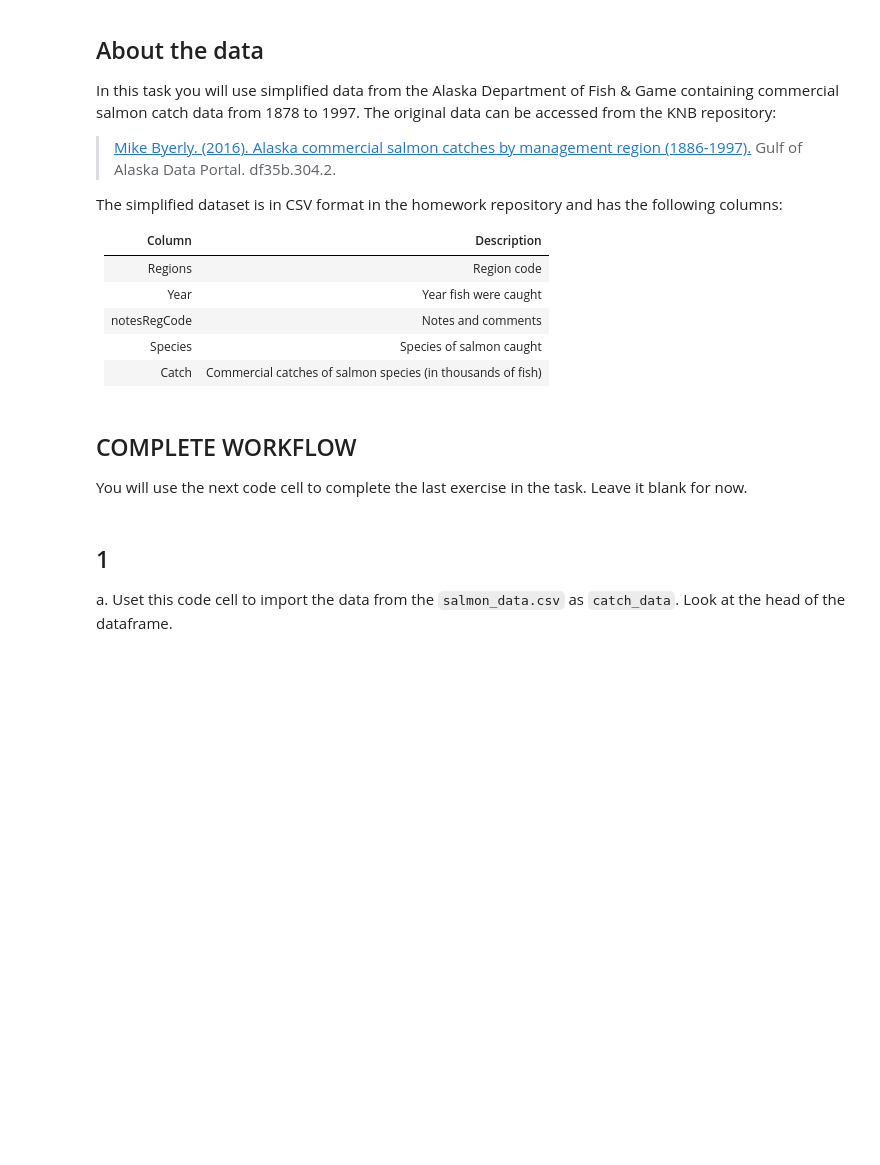
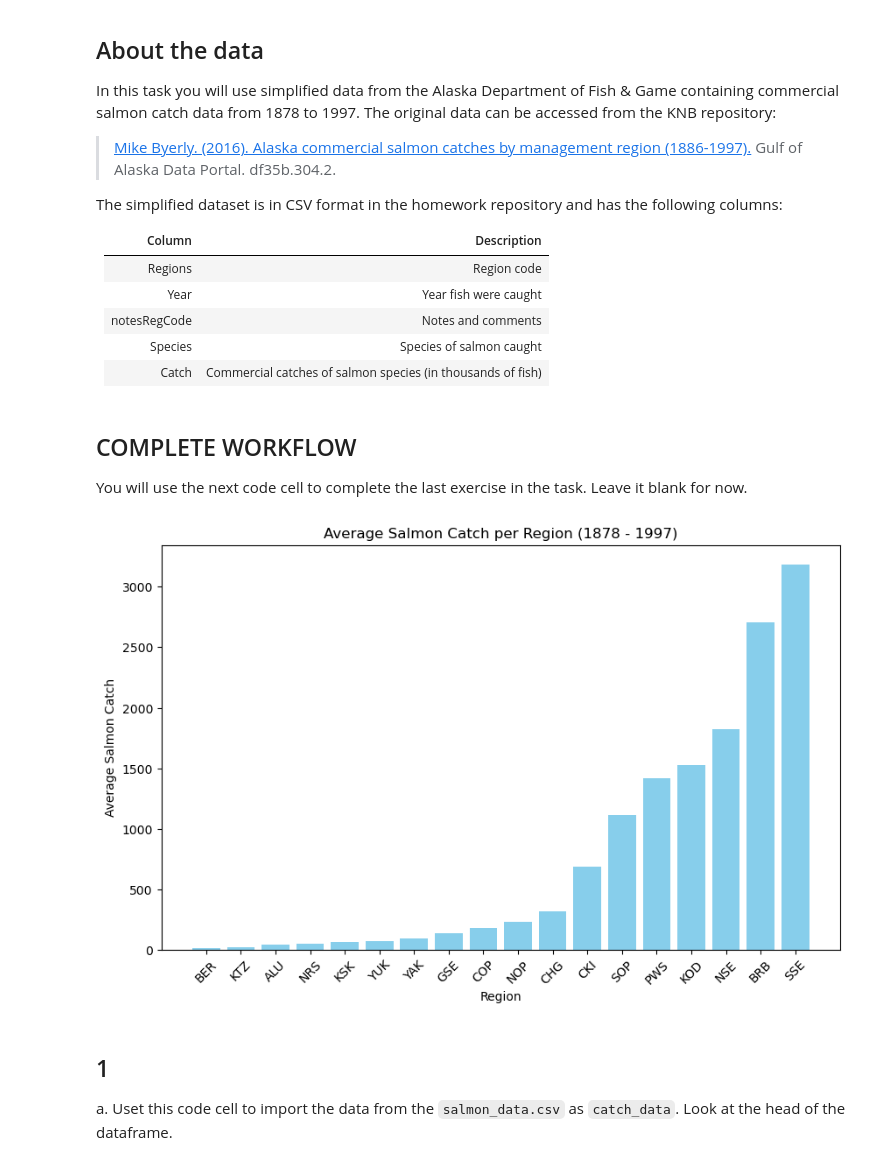
Before and after one commit to llumj/eds220-hwk2, a Jupyter notebook: hwk2-task2-salmon-Mull.ipynb, the cells around one changed output. Saved outputs shown, nothing was run; the diff lists cells and outputs as text; code cells hidden in the pictures; blank space fills up the shorter version.

```diff
--- a/hwk2-task2-salmon-Mull.ipynb
+++ b/hwk2-task2-salmon-Mull.ipynb
@@ -57,3 +53,71 @@ import pandas as pd
+# %%
+# FINAL CODE
+
+# Import libraries
+import pandas as pd
+import matplotlib.pyplot as plt
+
+# Use read_csv and assign to varible
+catch_data = pd.read_csv("data/salmon_data.csv")
+
+# Check the dimensions of the data
+catch_data.shape
+
+# Check the head of the data
+catch_data.head
+
+# Check for null values
+catch_data.isnull().sum()
+
+# Check the data types of each series
+catch_data.dtypes
+
+# Use .unique() to find all unique values and save them to a variable called notes_unique
+notes_unique = catch_data.notesRegCode.unique()
+
+# Use .drop to select the column you want to drop. select axis = 1 for column
+catch_data = catch_data.drop('notesRegCode', axis=1)
+
+# Use dtypes to check the data type on each series
+catch_data.dtypes
+
+# Convert Catch column to integer
+# catch_data['Catch'].astype(int)
+
+# Error with trying to convert Catch series to integer. Index the Catch series to find the value I
+catch_data.loc[catch_data['Catch'] == 'I']
+
+# Update the value of 'I' to 1 in catch_data
+catch_data.loc[catch_data['Catch'] == 'I', 'Catch'] = 1
+
+# Check the row to verify
+catch_data.loc[400]
+
+# Update the Catch column to be of type int64
+catch_data['Catch'] = catch_data['Catch'].astype(int)
+
+# Confirm the type using dtypes
+catch_data.Catch.dtype
+
+# Use groupby to sort data frame by average salmon catch per region, reset index
+avg_region = catch_data.groupby(['Region'])['Catch'].mean().round(2).reset_index()
+avg_region
+
+# Create a bar plot
+plt.figure(figsize=(10, 6))
+avg_region_sorted = avg_region.sort_values(by='Catch')
+plt.bar(avg_region_sorted['Region'], avg_region_sorted['Catch'], color='skyblue')
+
+# Add titles and labels
+plt.title('Average Salmon Catch per Region (1878 - 1997)')
+plt.xlabel('Region')
+plt.ylabel('Average Salmon Catch')
+plt.xticks(rotation=45)
+
+# Show the plot
+plt.show()
+# %% [output]
+[figure, added]
 # %% [markdown]
 ## 1
 
```
Also changed, not shown: parts of 14 cells of this notebook.
